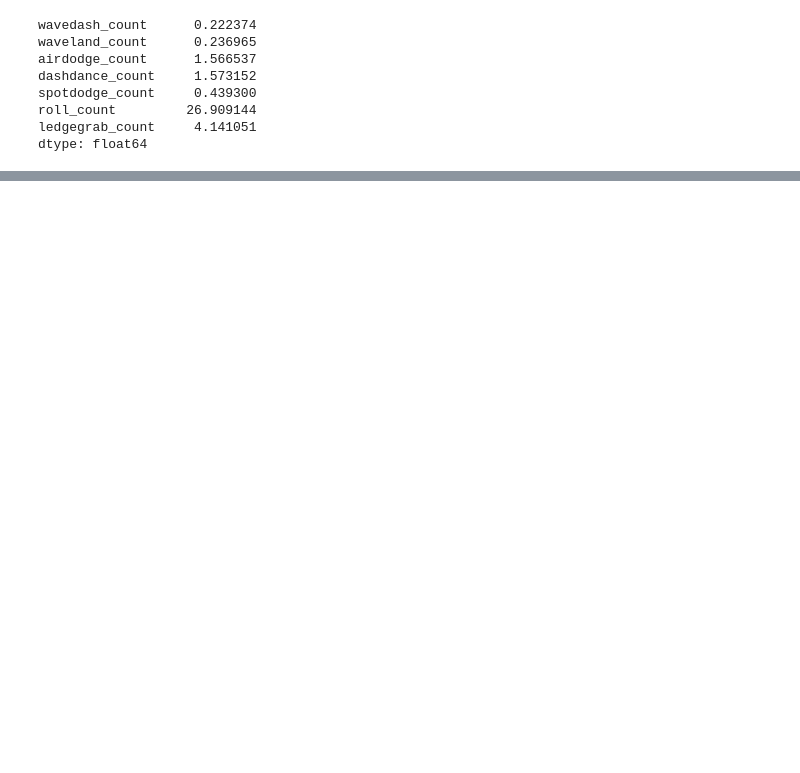
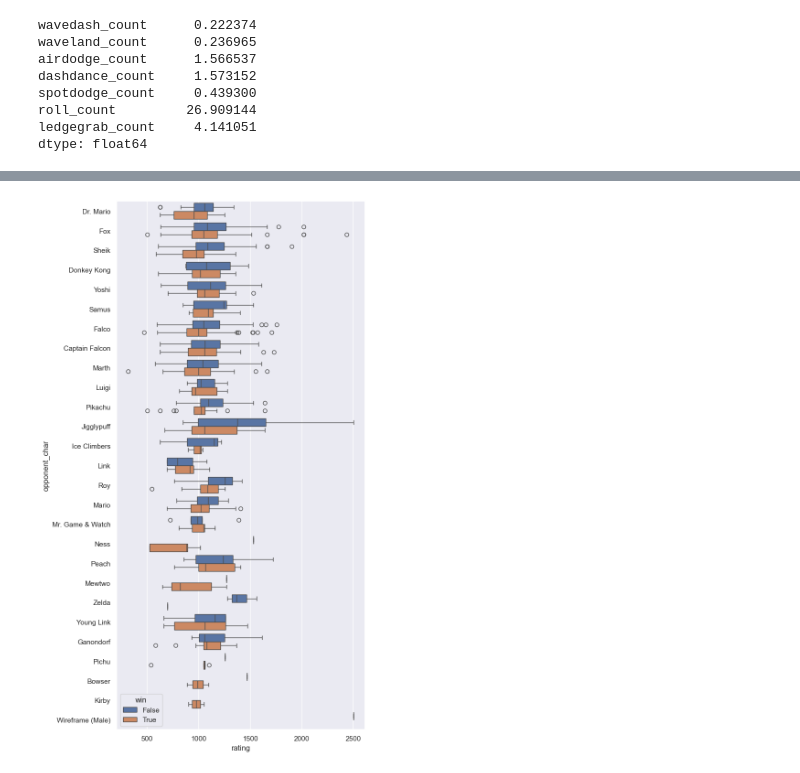
Before and after one commit to EvanBurchard/blempamhmuuuuummm, a Jupyter notebook: melee_stats.ipynb, the cells around one changed output, grey strips where cells are left out. Drawn from its saved outputs; the diff is of its cells as text; code cells hidden in the pictures; blank space fills up the shorter version.

```diff
--- a/melee_stats.ipynb
+++ b/melee_stats.ipynb
@@ -180,0 +205,4 @@ dtype: float64
+# %%
+bph.opp_char_box_viz(ranked_player_games)
+# %% [output]
+[figure, added]
```
Also changed, not shown: parts of 12 cells of this notebook, 4 other files.
